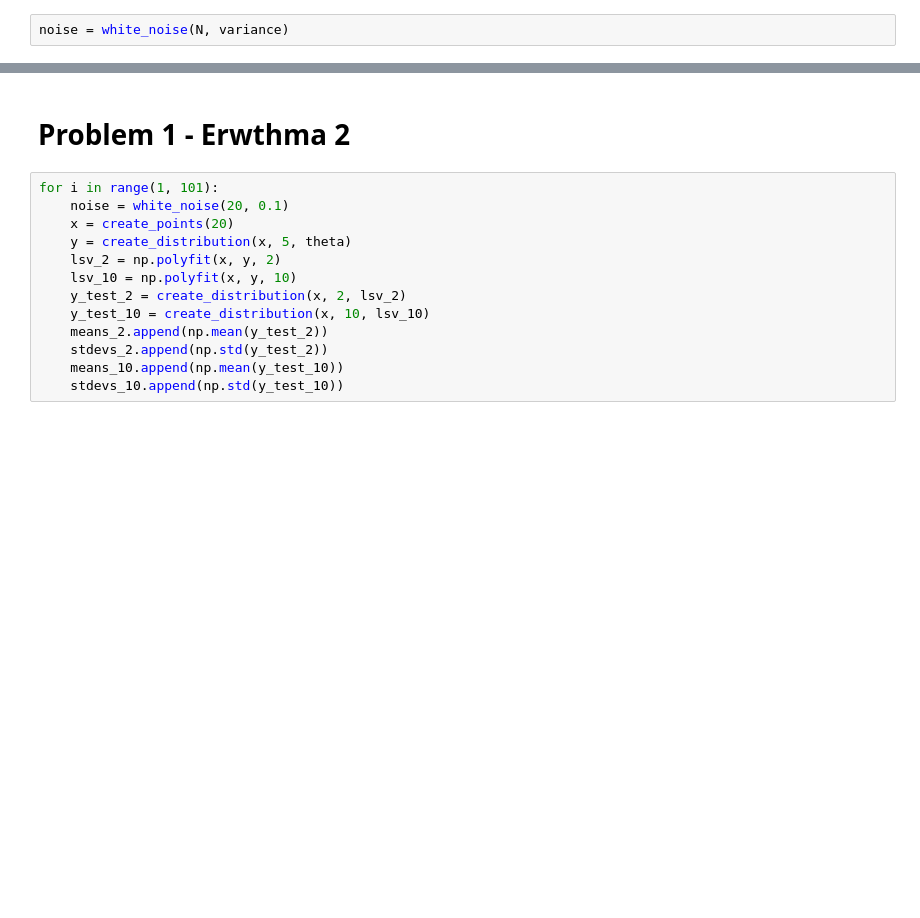
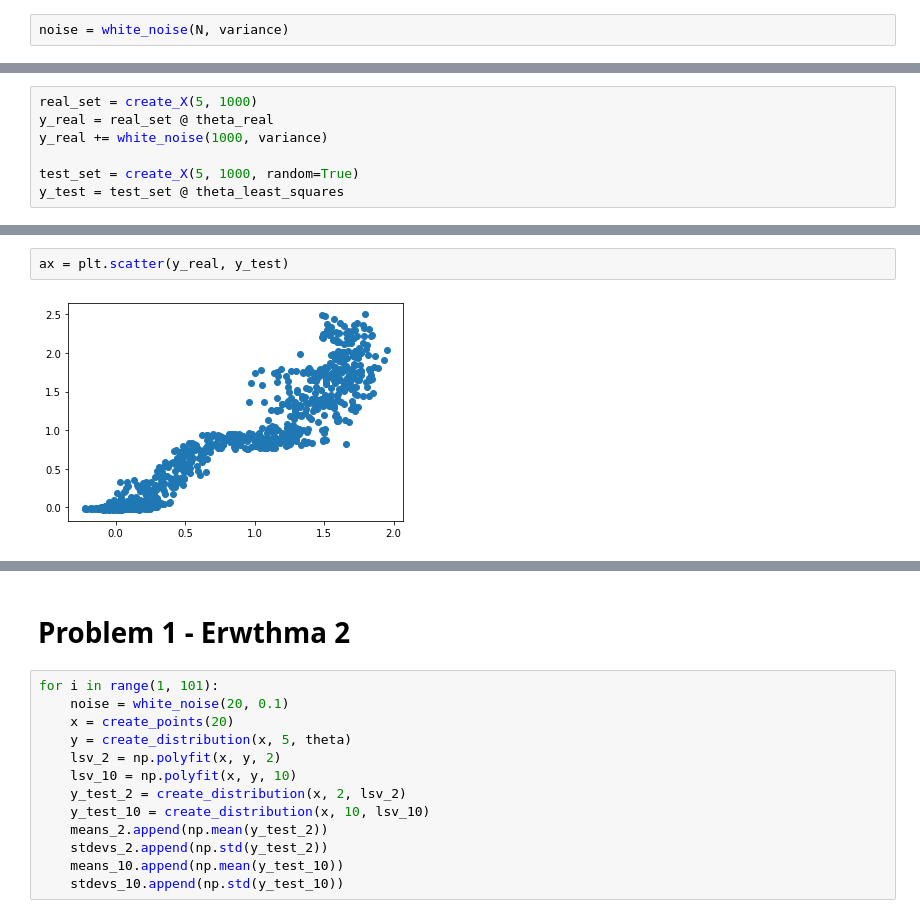
Before and after one commit to PiStefania/Machine_Learning_Exercises, a Jupyter notebook: Ex1_rou.ipynb, the cells around one changed output, grey strips where cells are left out. Drawn from its saved outputs; the diff is of its cells as text; blank space fills up the shorter version.

```diff
--- a/Ex1_rou.ipynb
+++ b/Ex1_rou.ipynb
@@ -69,0 +66,7 @@ mse_test.round(3)
+# %%
+real_set = create_X(5, 1000)
+y_real = real_set @ theta_real
+y_real += white_noise(1000, variance)
+
+test_set = create_X(5, 1000, random=True)
+y_test = test_set @ theta_least_squares
@@ -69,0 +78,4 @@ mse_test.round(3)
+# %%
+ax = plt.scatter(y_real, y_test)
+# %% [output]
+[figure, added]
```
Also changed, not shown: parts of 17 cells of this notebook.
